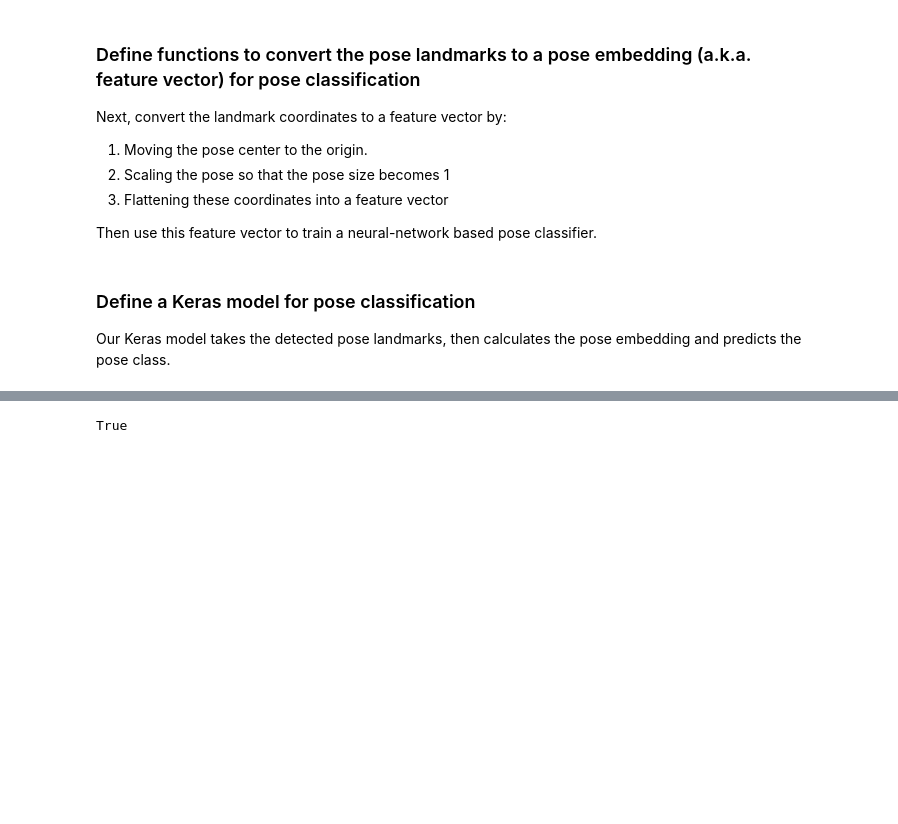
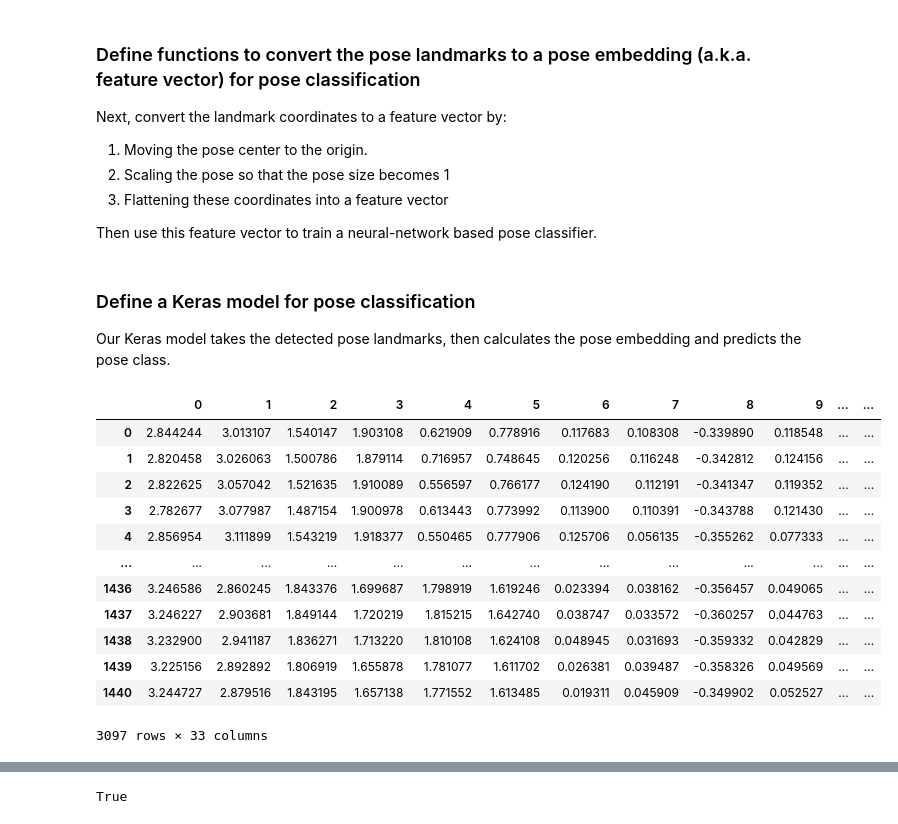
Before and after one commit to PBL5-Sitting-Pose-Estimation/Sitting-pose-estimation, a Jupyter notebook: Train_with_cross_validation.ipynb, the cells around one changed output, grey strips where cells are left out. Drawn from its saved outputs; the diff is of its cells as text; code cells hidden in the pictures; blank space fills up the shorter version.

Commit message:
print dataframe

```diff
--- a/Train_with_cross_validation.ipynb
+++ b/Train_with_cross_validation.ipynb
@@ -726,3 +755,39 @@ def trainModel(X_train, y_train, X_val, y_val, X_test, y_test, class_names):
         history.history['val_accuracy']) - 1]
 
     return trainLastAccuracy, validateLastAccuracy, accuracy
+# %%
+X_N, y_N, class_names, test_N = load_pose_landmarks("N.csv")
+X_H, y_H, _, test_H = load_pose_landmarks("H.csv")
+X_NH, y_NH, _, test_NH = load_pose_landmarks("NH.csv")
+X_K, y_K, _, test_K = load_pose_landmarks("K.csv")
+# %%
+X_N = data_preprocess(X_N)
+X_H = data_preprocess(X_H)
+X_NH = data_preprocess(X_NH)
+X_K = data_preprocess(X_K)
+# %%
+data = {
+    'N': (X_N, y_N, test_N),
+    'NH': (X_NH, y_NH, test_NH),
+    'H': (X_H, y_H, test_H),
+    'K': (X_K, y_K, test_K)
+}
+# %%
+x1 = data['N'][0]
+x2 = data['H'][0]
+
+pd.concat([x1, x2])
+# %% [output]
+|  | 0 | 1 | 2 | 3 | 4 | 5 | 6 | 7 | 8 | 9 | ... | ... |
+| 0 | 2.844244 | 3.013107 | 1.540147 | 1.903108 | 0.621909 | 0.778916 | 0.117683 | 0.108308 | -0.339890 | 0.118548 | ... | ... |
+| 1 | 2.820458 | 3.026063 | 1.500786 | 1.879114 | 0.716957 | 0.748645 | 0.120256 | 0.116248 | -0.342812 | 0.124156 | ... | ... |
+| 2 | 2.822625 | 3.057042 | 1.521635 | 1.910089 | 0.556597 | 0.766177 | 0.124190 | 0.112191 | -0.341347 | 0.119352 | ... | ... |
+| 3 | 2.782677 | 3.077987 | 1.487154 | 1.900978 | 0.613443 | 0.773992 | 0.113900 | 0.110391 | -0.343788 | 0.121430 | ... | ... |
+| 4 | 2.856954 | 3.111899 | 1.543219 | 1.918377 | 0.550465 | 0.777906 | 0.125706 | 0.056135 | -0.355262 | 0.077333 | ... | ... |
+| ... | ... | ... | ... | ... | ... | ... | ... | ... | ... | ... | ... | ... |
+| 1436 | 3.246586 | 2.860245 | 1.843376 | 1.699687 | 1.798919 | 1.619246 | 0.023394 | 0.038162 | -0.356457 | 0.049065 | ... | ... |
+| 1437 | 3.246227 | 2.903681 | 1.849144 | 1.720219 | 1.815215 | 1.642740 | 0.038747 | 0.033572 | -0.360257 | 0.044763 | ... | ... |
+| 1438 | 3.232900 | 2.941187 | 1.836271 | 1.713220 | 1.810108 | 1.624108 | 0.048945 | 0.031693 | -0.359332 | 0.042829 | ... | ... |
+| 1439 | 3.225156 | 2.892892 | 1.806919 | 1.655878 | 1.781077 | 1.611702 | 0.026381 | 0.039487 | -0.358326 | 0.049569 | ... | ... |
+| 1440 | 3.244727 | 2.879516 | 1.843195 | 1.657138 | 1.771552 | 1.613485 | 0.019311 | 0.045909 | -0.349902 | 0.052527 | ... | ... |
+3097 rows × 33 columns
```
Also changed, not shown: parts of 21 cells of this notebook, 4 other files.
